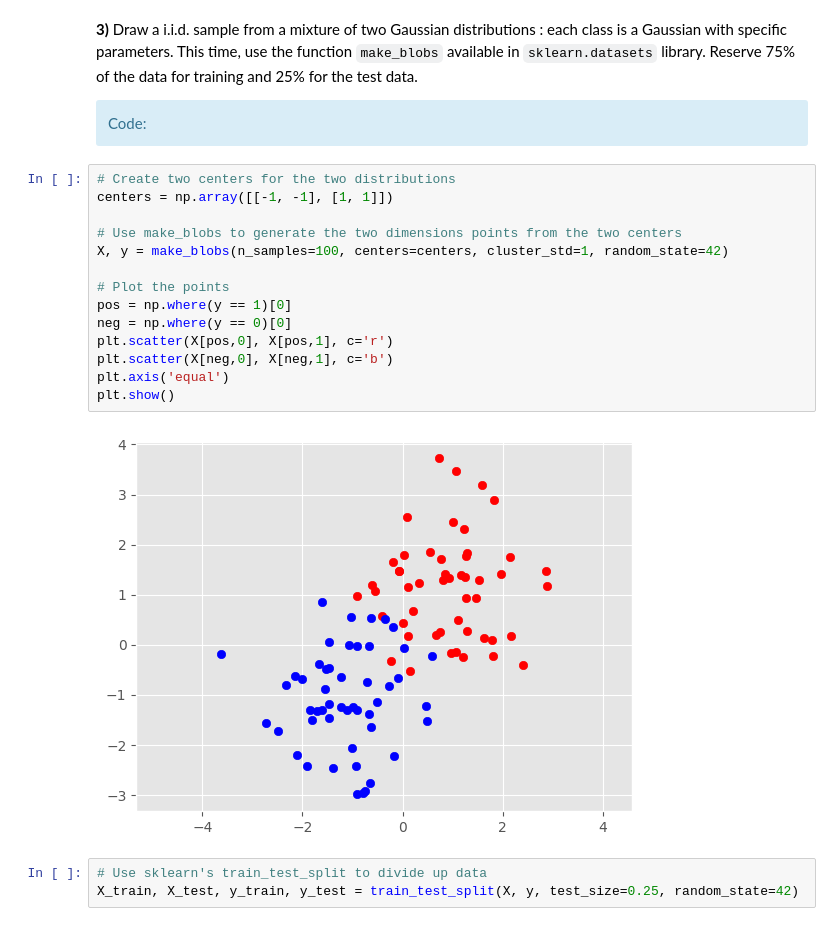
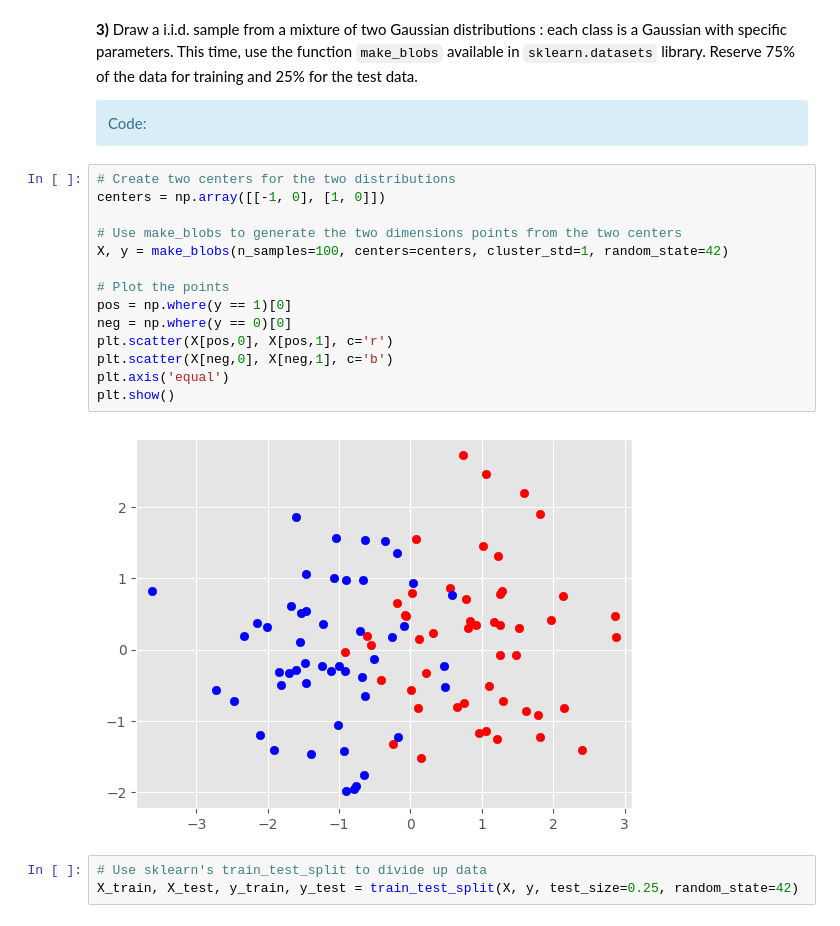
Before and after one commit to kjle/TelecomParis_Promo2025, a Jupyter notebook: SD-TSIA210/TP1 SVM/TP_SVM_students.ipynb, the cells around one changed output. Saved outputs shown, nothing was run; the diff lists cells and outputs as text.

```diff
--- a/SD-TSIA210/TP1 SVM/TP_SVM_students.ipynb
+++ b/SD-TSIA210/TP1 SVM/TP_SVM_students.ipynb
@@ -140,20 +140,20 @@ Testing score : 0.95
             Code:</div>
 # %%
 # Create two centers for the two distributions
-centers = np.array([[-1, -1], [1, 1]])
+centers = np.array([[-1, 0], [1, 0]])
 
 # Use make_blobs to generate the two dimensions points from the two centers
 X, y = make_blobs(n_samples=100, centers=centers, cluster_std=1, random_state=42)
 
 # Plot the points
 pos = np.where(y == 1)[0]
 neg = np.where(y == 0)[0]
 plt.scatter(X[pos,0], X[pos,1], c='r')
 plt.scatter(X[neg,0], X[neg,1], c='b')
 plt.axis('equal')
 plt.show()
 # %% [output]
-[figure, old version]
+[figure, new version]
 # %%
 # Use sklearn's train_test_split to divide up data
 X_train, X_test, y_train, y_test = train_test_split(X, y, test_size=0.25, random_state=42)
```
Also changed, not shown: parts of 11 cells of this notebook.
